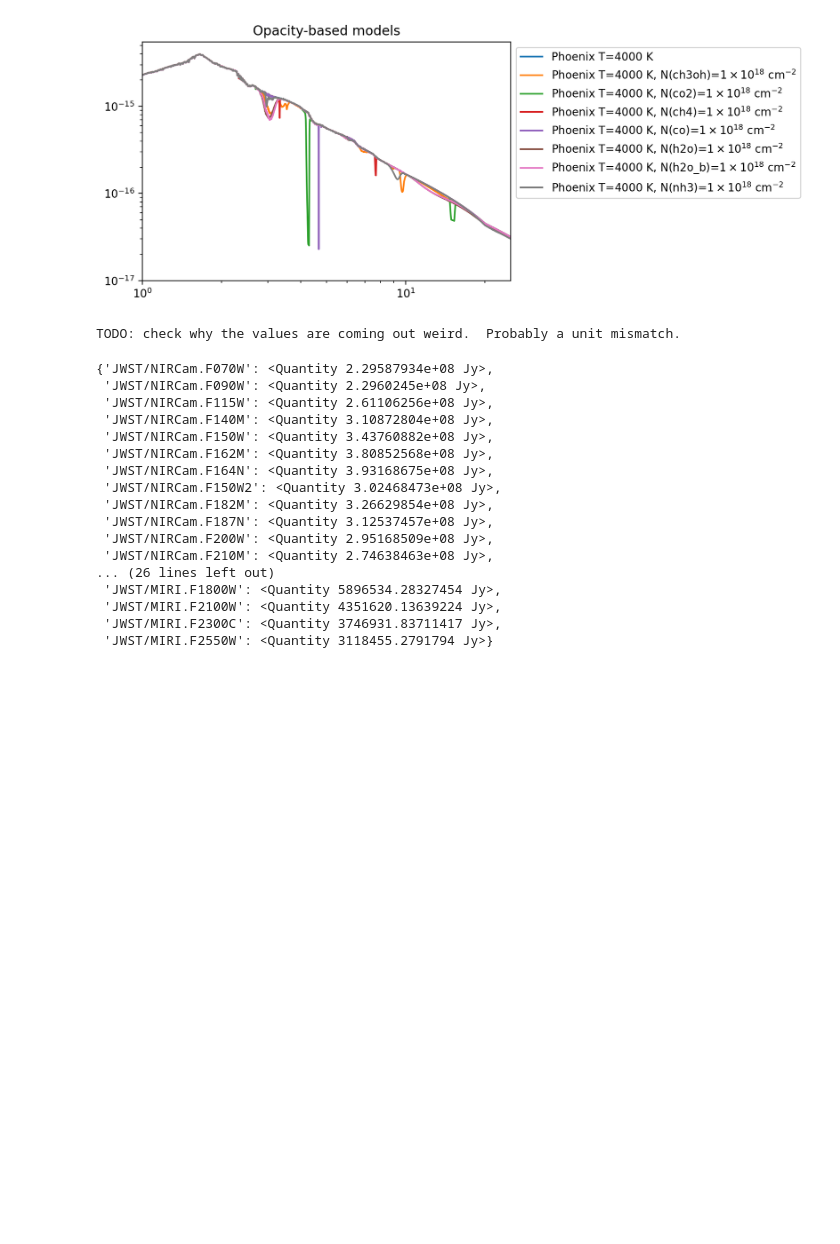
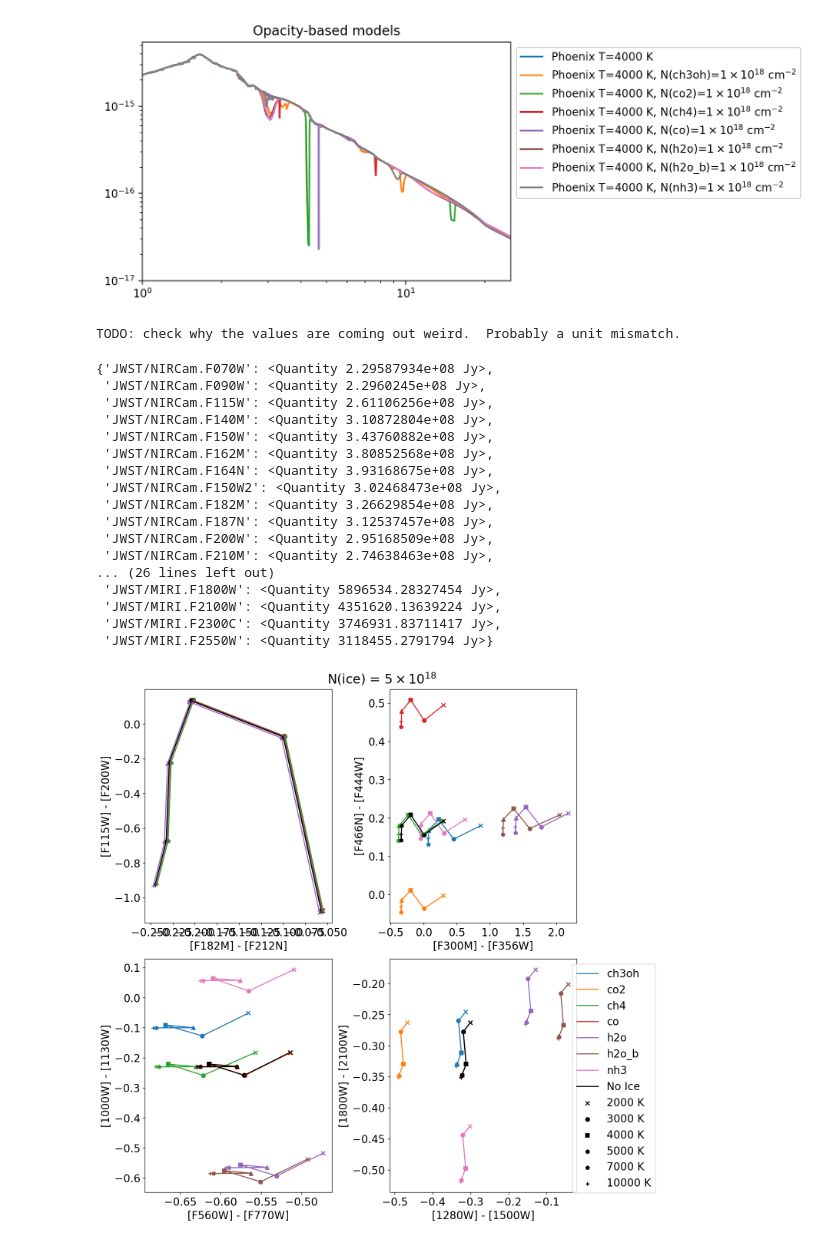
Before and after one commit to keflavich/brick-jwst-2221, a Jupyter notebook: notebooks/CO2_PhoenixModel.ipynb, the cells around one changed output. Drawn from its saved outputs; the diff is of its cells as text; code cells hidden in the pictures; blank space fills up the shorter version.

```diff
--- a/notebooks/CO2_PhoenixModel.ipynb
+++ b/notebooks/CO2_PhoenixModel.ipynb
@@ -54,7 +54,10 @@ molecule_data = {'ch3oh':
                  },
                 }
 # %%
+cache = {}
 def load_molecule(molname):
+    if molname in cache:
+        return cache[molname]
     url = molecule_data[molname]['url']
     consts = Table.read(url, format='ascii', data_start=13)
     if 'col1' in consts.colnames:
@@ -73,6 +76,7 @@ def load_molecule(molname):
                 break
         density = float(line.split()[1])*u.g/u.cm**3
         consts.meta['density'] = density
+    cache[molname] = consts
     return consts
 # %%
 nh3_consts = load_molecule('nh3')
@@ -444,39 +448,49 @@ pl.figure(figsize=(12, 12), dpi=125)
 with matplotlib.rc_context({'font.size': 16}):
     for ii, (cmd_x, cmd_y) in enumerate(cmds):
         ax = pl.subplot(2, 2, ii+1)
         ax.set_xlabel(f'[{cmd_x[0][-5:]}] - [{cmd_x[1][-5:]}]')
         ax.set_ylabel(f'[{cmd_y[0][-5:]}] - [{cmd_y[1][-5:]}]')
 
 
         for molecule, moldata in molecule_data.items():
             consts = load_molecule(molecule)
             xdata = []
             ydata = []
-            for temperature in (2000, 3000, 4000, 5000, 7000, 10000):
+            for temperature in temperatures:
                 xarr = tmods[temperature]['nu'].quantity.to(u.um, u.spectral())
-                spec = absorbed_spectrum2(1e18*u.cm**-2, consts, molecular_weight=md['molwt'],
+                spec = absorbed_spectrum2(5e18*u.cm**-2, consts, molecular_weight=md['molwt'],
                                           spectrum=tmods[temperature]['fnu'].quantity,
                                           xarr=xarr,
                                          )
 
                 flxd = fluxes_in_filters(xarr, spec)
-                mags_x = flxd[cmd_x[0]].to(u.ABmag), flxd[cmd_x[1]].to(u.ABmag)
-                mags_y = flxd[cmd_y[0]].to(u.ABmag), flxd[cmd_y[1]].to(u.ABmag)
+                mags_x = flxd[cmd_x[0]].to(u.ABmag).value, flxd[cmd_x[1]].to(u.ABmag).value
+                mags_y = flxd[cmd_y[0]].to(u.ABmag).value, flxd[cmd_y[1]].to(u.ABmag).value
                 xdata.append(mags_x[0]-mags_x[1])
                 ydata.append(mags_y[0]-mags_y[1])
             #ax.scatter(xdata, ydata, color=pl.cm.jet(temperatures), label=molecule)
-            ax.plot(xdata, ydata, label=molecule, marker='o')
+            L, = ax.plot(xdata, ydata, label=molecule)
+            #print(xdata, ydata)
+            for marker, temperature, xx, yy in zip('xos^p+', temperatures, xdata, ydata):
+                ax.scatter(xx, yy, marker=marker, color=L.get_color())
+                #print(xx, yy)
 
         xdata = []
         ydata = []
-        for temperature in (2000, 3000, 4000, 5000, 7000, 10000):
+        for temperature in temperatures:
             xarr = tmods[temperature]['nu'].quantity.to(u.um, u.spectral())
             flxd = fluxes_in_filters(xarr, tmods[temperature]['fnu'].quantity)
-            mags_x = flxd[cmd_x[0]].to(u.ABmag), flxd[cmd_x[1]].to(u.ABmag)
-            mags_y = flxd[cmd_y[0]].to(u.ABmag), flxd[cmd_y[1]].to(u.ABmag)
+            mags_x = flxd[cmd_x[0]].to(u.ABmag).value, flxd[cmd_x[1]].to(u.ABmag).value
+            mags_y = flxd[cmd_y[0]].to(u.ABmag).value, flxd[cmd_y[1]].to(u.ABmag).value
             xdata.append(mags_x[0]-mags_x[1])
             ydata.append(mags_y[0]-mags_y[1])
         ax.plot(xdata, ydata, label='No Ice', color='k')
+        for marker, temperature, xx, yy in zip('xoshp+', temperatures, xdata, ydata):
+            ax.scatter(xx, yy, marker=marker, color='k', label=f'{temperature} K')
 
-        pl.legend(loc='best')
+
+    pl.legend(loc='upper right', bbox_to_anchor=[1.45,1.0])
+    pl.suptitle("N(ice) = $5\\times10^{18}$")
 pl.tight_layout()
+# %% [output]
+[figure, added]
```
